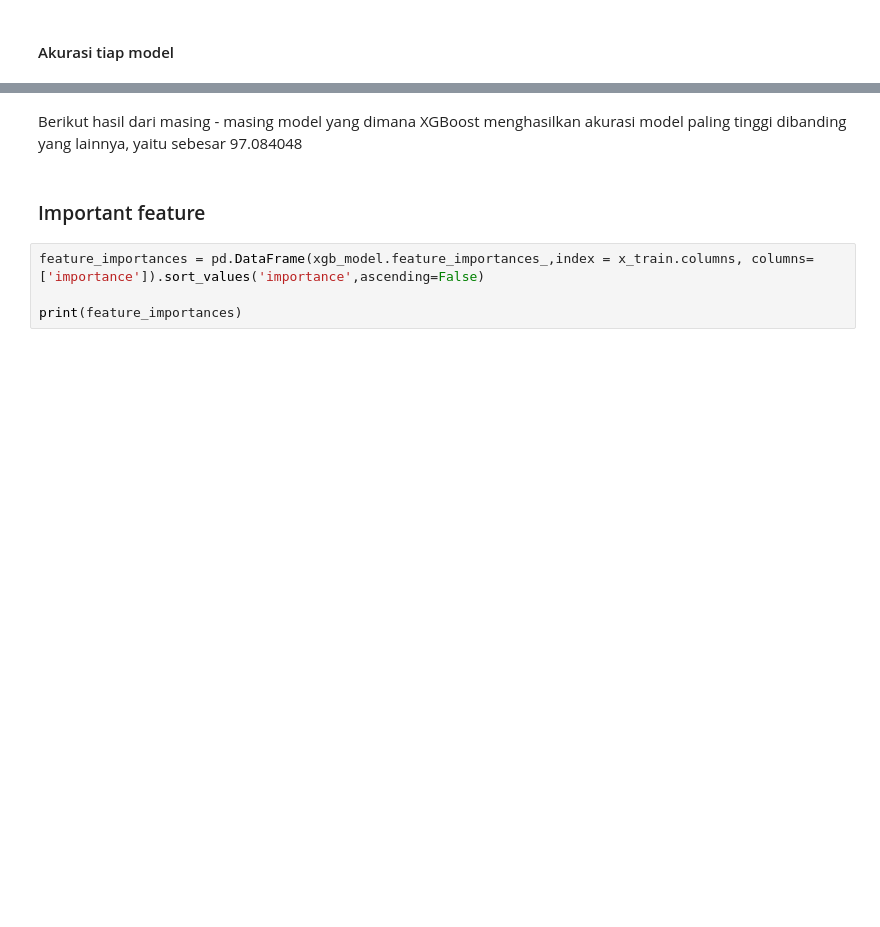
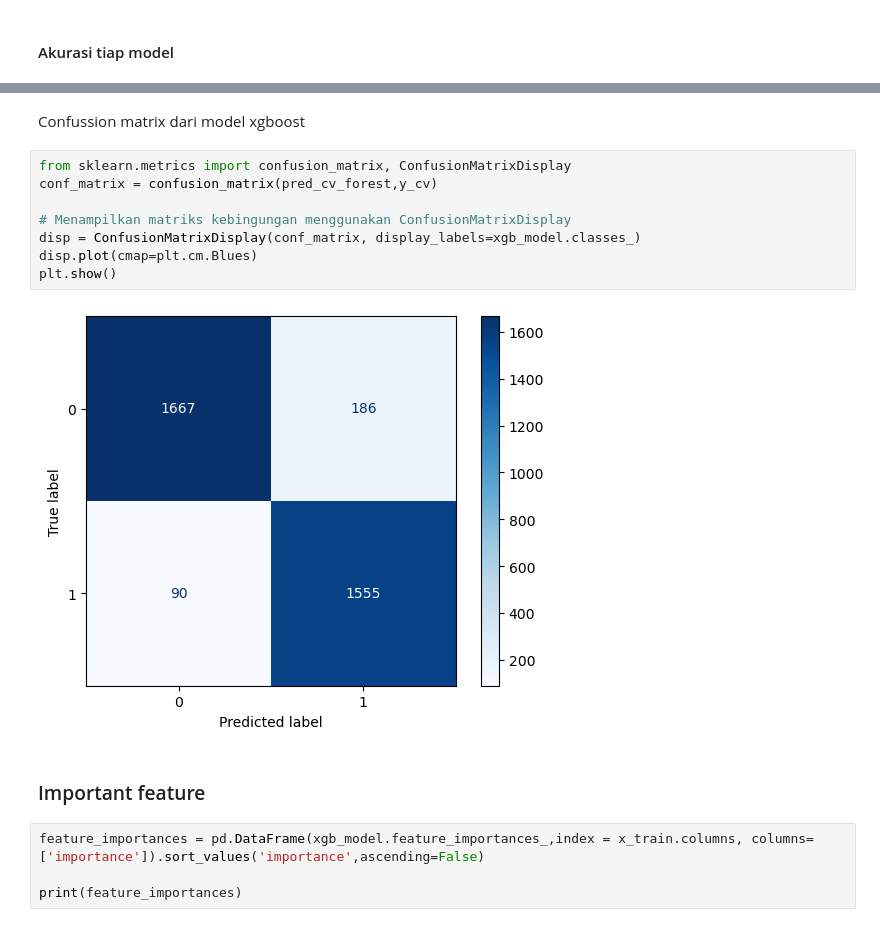
Before and after one commit to FRQNC/DatMin-Klasifikasi, a Jupyter notebook: tugas2eda.ipynb, the cells around one changed output, grey strips where cells are left out. Cells and saved outputs as stored; diff of their text form; blank space fills up the shorter version.

Commit message:
confusion matrix

```diff
--- a/tugas2eda.ipynb
+++ b/tugas2eda.ipynb
@@ -692,5 +702,15 @@ df_acc
-# %% [markdown]
-Berikut hasil dari masing - masing model yang dimana XGBoost menghasilkan akurasi model paling tinggi dibanding yang lainnya, yaitu sebesar 97.084048
+# %% [markdown]
+Confussion matrix dari model xgboost
+# %%
+from sklearn.metrics import confusion_matrix, ConfusionMatrixDisplay
+conf_matrix = confusion_matrix(pred_cv_forest,y_cv)
+
+# Menampilkan matriks kebingungan menggunakan ConfusionMatrixDisplay
+disp = ConfusionMatrixDisplay(conf_matrix, display_labels=xgb_model.classes_)
+disp.plot(cmap=plt.cm.Blues)
+plt.show()
+# %% [output]
+[figure, added]
 # %% [markdown]
 ### Important feature
 # %%
```
Also changed, not shown: parts of 22 cells of this notebook.
